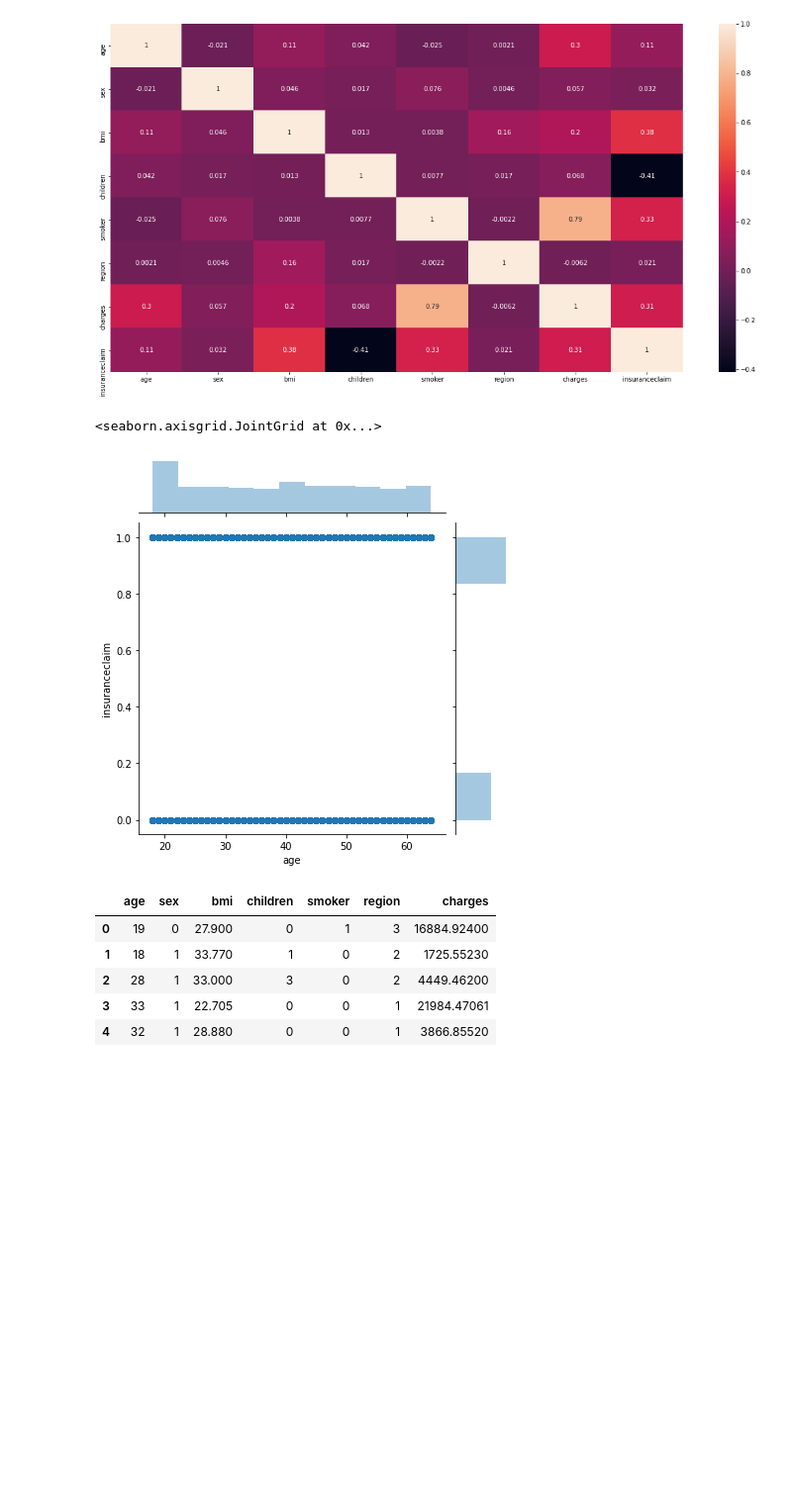
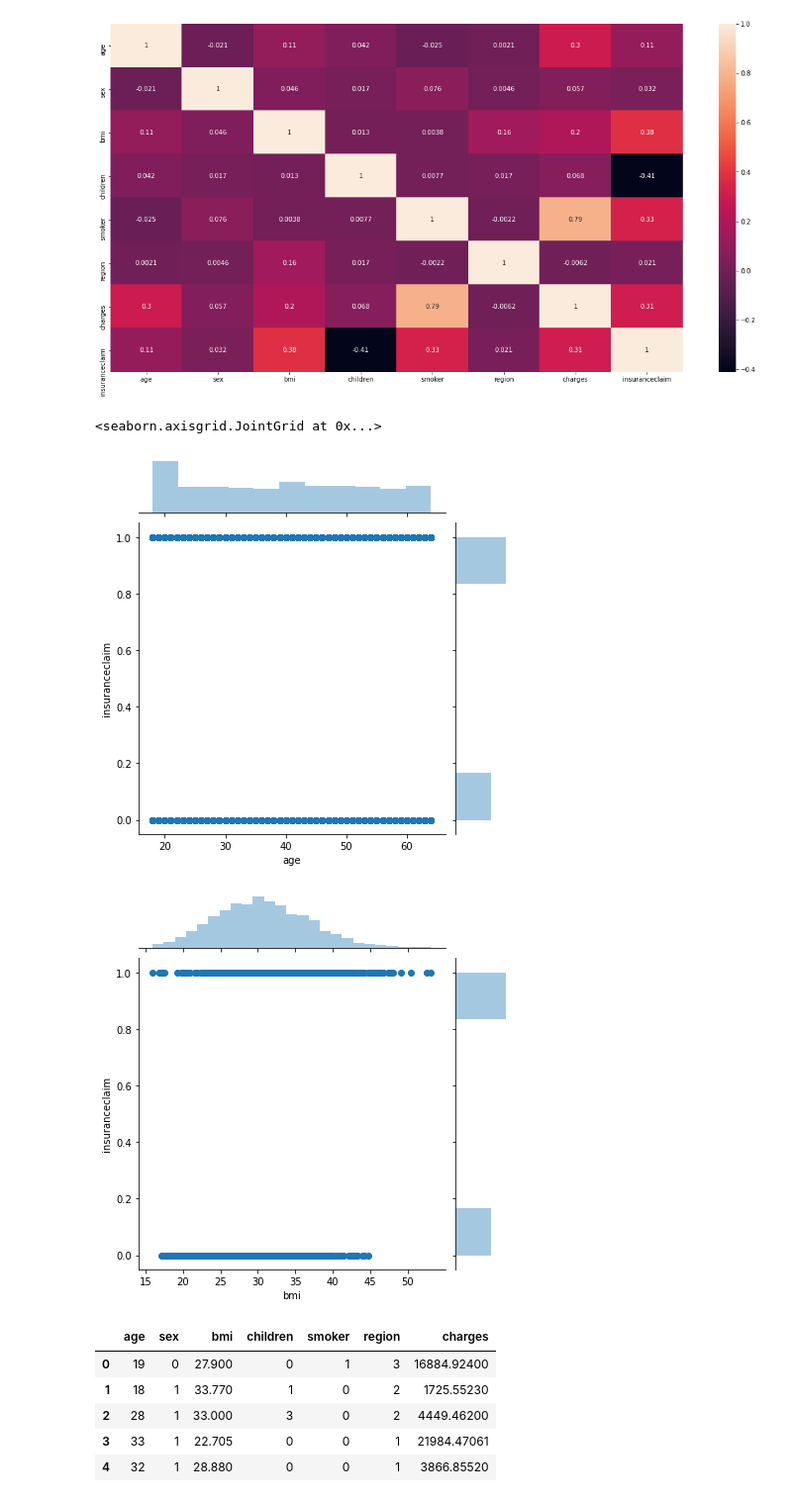
Before and after one commit to charlie-aashutosh/Machine-Learning, a Jupyter notebook: insurance_claim_prediction.ipynb, the cells around one changed output. Shown: that part at 99% size. Cells and saved outputs as stored; diff of their text form; code cells hidden in the pictures; blank space fills up the shorter version.

```diff
--- a/insurance_claim_prediction.ipynb
+++ b/insurance_claim_prediction.ipynb
@@ -65,7 +67,10 @@ snr.heatmap(insurance.corr(), annot=True)
 [figure]
 # %%
 snr.jointplot(x=insurance['age'], y=insurance['insuranceclaim'])
+
+snr.jointplot(x=insurance['bmi'], y=insurance['insuranceclaim'])
 # %% [output]
 <seaborn.axisgrid.JointGrid at 0x...>
 [figure]
+[figure, added]
 # %%
```
Also changed, not shown: parts of 21 cells of this notebook.
